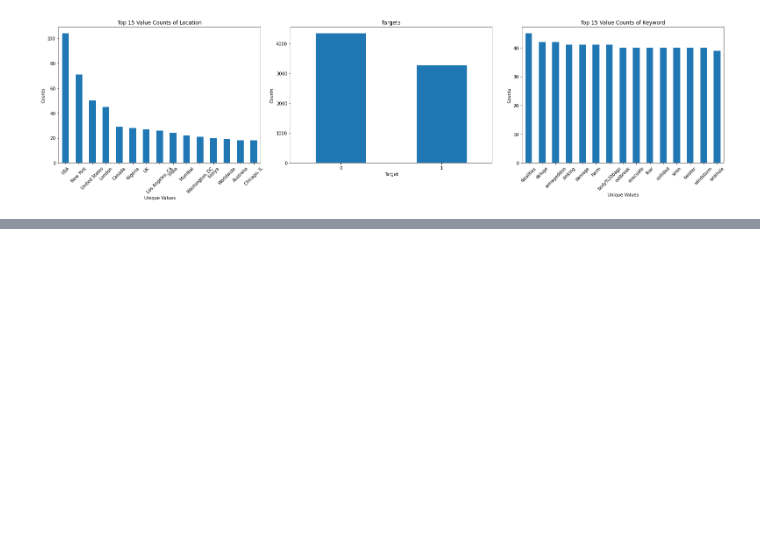
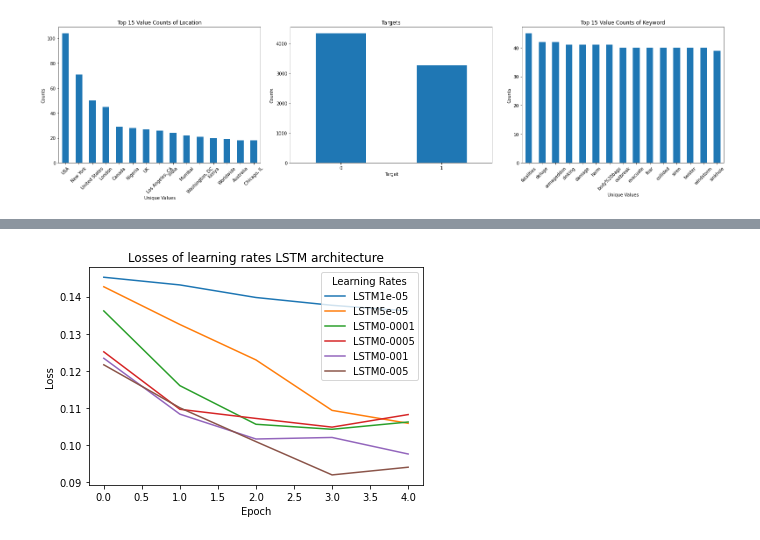
Before and after one commit to a01667155/DisasterTweets, a Jupyter notebook: DisasterTweets.ipynb, the cells around one changed output, grey strips where cells are left out. Cells and saved outputs as stored; diff of their text form; code cells hidden in the pictures; blank space fills up the shorter version.

```diff
--- a/DisasterTweets.ipynb
+++ b/DisasterTweets.ipynb
@@ -184,0 +233,11 @@ Epoch 4/4, Loss: 0.4789
+# %%
+model_losses = []
+learning_rates = [1e-5, 5e-5, 1e-4, 5e-4, 1e-3, 5e-3]
+rn_types = ['LSTM', 'GRU']
+model_name = []
+for rn_neuron in rn_types:
+    for lr in learning_rates:
+        print('Building model: ', rn_neuron, 'and lr: ', lr)
+        curr_loss = train(rn_type=rn_neuron, training_lr=lr, epochs=5)
+        model_losses.append(curr_loss)
+        model_name.append(rn_neuron+str(lr).replace('.','-'))
@@ -184,0 +262,12 @@ Epoch 4/4, Loss: 0.4789
+# %%
+for i, model_loss in enumerate(model_losses):
+    epochs = list(range(len(model_loss)))
+    if 'LSTM' in model_name[i]:
+        plt.plot(epochs, model_loss, label= model_name[i]) #plot the losses of the previous models
+plt.xlabel('Epoch')
+plt.ylabel('Loss')
+plt.title('Losses of learning rates LSTM architecture')
+plt.legend(title="Learning Rates")
+plt.show()
+# %% [output]
+[figure, added]
```
Also changed, not shown: parts of 24 cells of this notebook, 1 other file.
